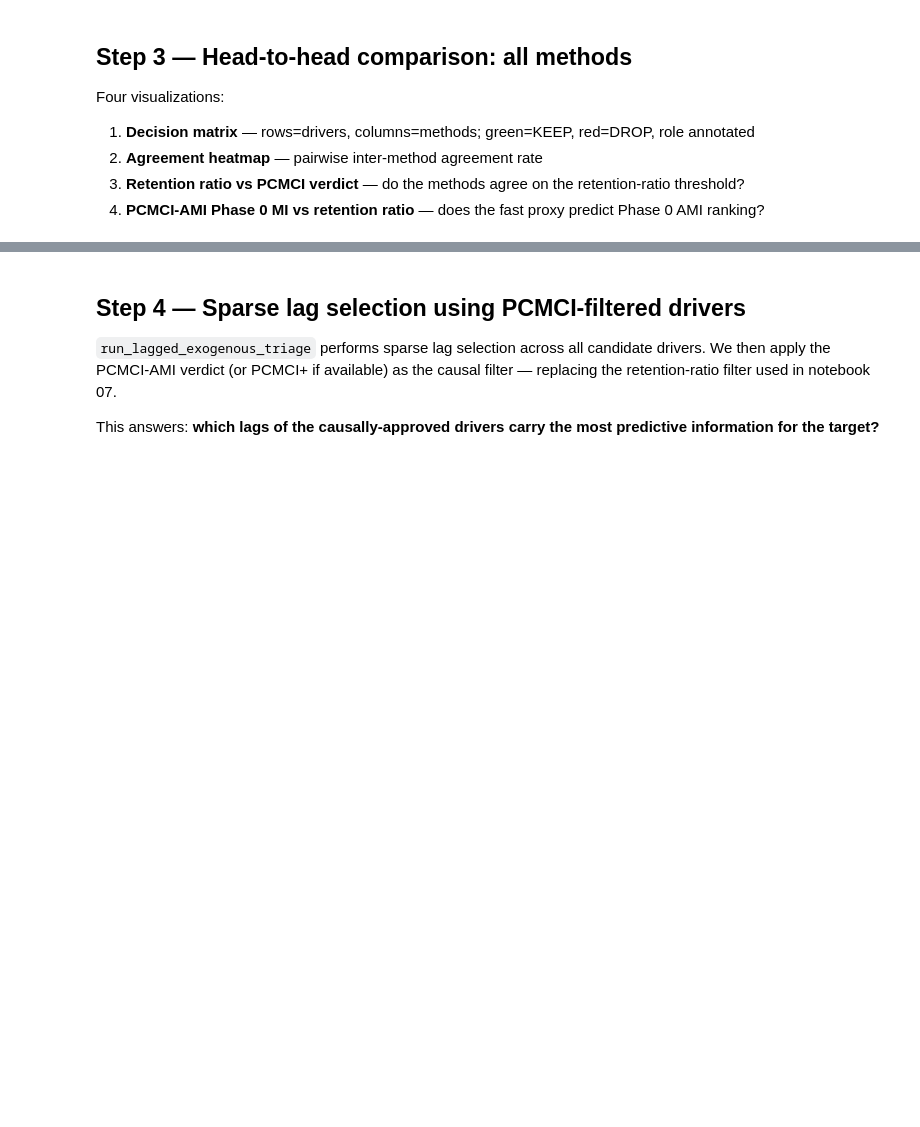
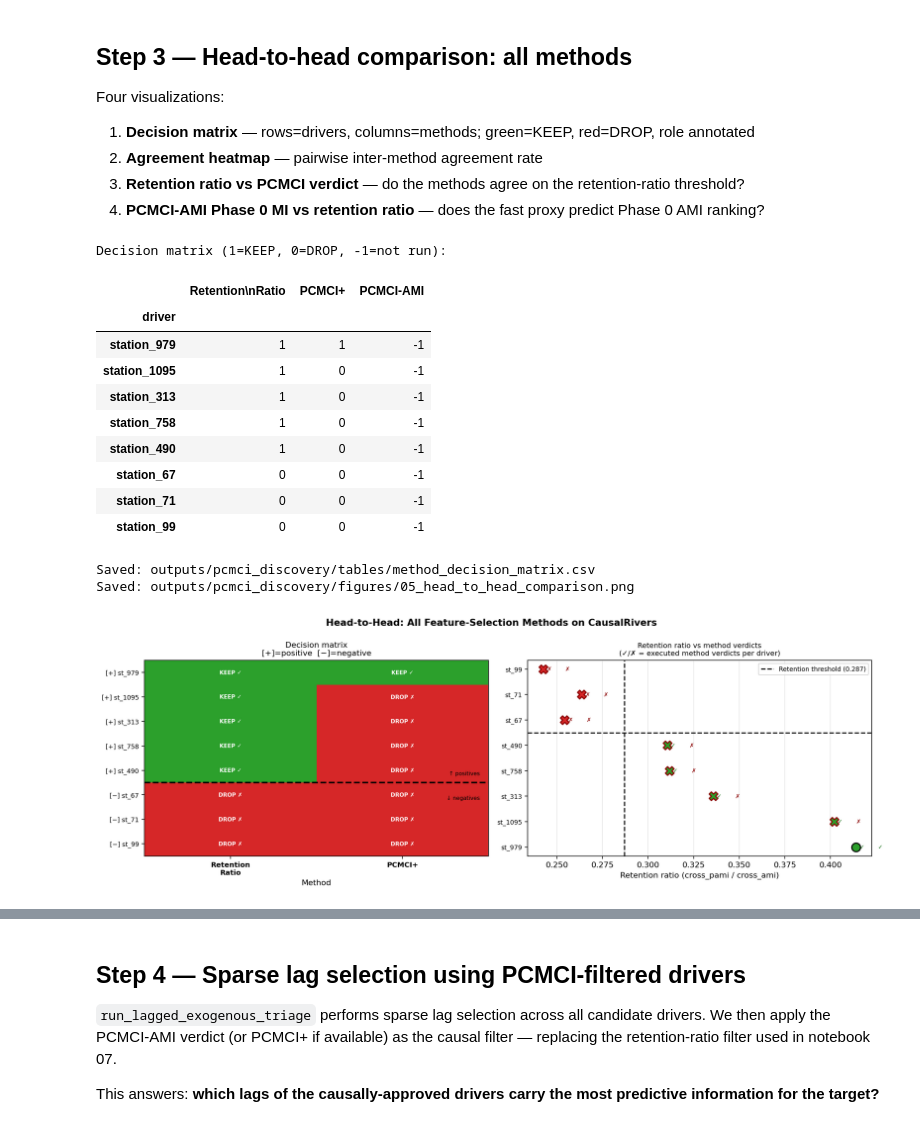
Before and after one commit to AdamKrysztopa/forecastability-examples, a Jupyter notebook: walkthroughs/08_pcmci_causal_discovery.ipynb, the cells around one changed output, grey strips where cells are left out. Saved outputs shown, nothing was run; the diff lists cells and outputs as text; code cells hidden in the pictures; blank space fills up the shorter version.

```diff
--- a/walkthroughs/08_pcmci_causal_discovery.ipynb
+++ b/walkthroughs/08_pcmci_causal_discovery.ipynb
@@ -855,8 +888,8 @@ _method_verdicts: dict[str, dict[str, int]] = {drv: {} for drv in DRIVER_ORDER}
 
 for drv in DRIVER_ORDER:
     _method_verdicts[drv]["Retention\nRatio"] = int(drv in fast_approved)
-    _method_verdicts[drv]["PCMCI+"]           = int(drv in pcmci_plus_approved) if pcmci_plus_approved else -1
-    _method_verdicts[drv]["PCMCI-AMI"]        = int(drv in pcmci_ami_approved)  if pcmci_ami_approved  else -1
+    _method_verdicts[drv]["PCMCI+"] = int(drv in pcmci_plus_approved) if pcmci_plus_available else -1
+    _method_verdicts[drv]["PCMCI-AMI"] = int(drv in pcmci_ami_approved) if pcmci_ami_available else -1
 
 verdict_df = pd.DataFrame(_method_verdicts).T  # drivers × methods
 verdict_df.index.name = "driver"
@@ -870,7 +903,7 @@ print(f"Saved: {OUT_CSV / 'method_decision_matrix.csv'}")
 
 # ── Figure 2: Decision matrix heatmap ────────────────────────────────────────
 _avail_methods = [m for m in verdict_df.columns if (verdict_df[m] != -1).any()]
-_matrix_data   = verdict_df[_avail_methods].values.astype(float)
+_matrix_data = verdict_df[_avail_methods].values.astype(float)
 _matrix_data[verdict_df[_avail_methods].values == -1] = 0.5  # not-run → grey
 
 fig, axes = plt.subplots(1, 2, figsize=(14, 5))
@@ -909,52 +942,60 @@ for i, drv in enumerate(DRIVER_ORDER):
 
 # Draw horizontal separator between positives and negatives
 ax.axhline(len(POSITIVES) - 0.5, color="black", linewidth=2, linestyle="--")
-ax.text(len(_avail_methods) - 0.55, len(POSITIVES) - 0.8, "↑ positives",
-        fontsize=7, ha="right", color="black")
-ax.text(len(_avail_methods) - 0.55, len(POSITIVES) + 0.2, "↓ negatives",
-        fontsize=7, ha="right", color="black")
+ax.text(len(_avail_methods) - 0.55, len(POSITIVES) - 0.8, "↑ positives", fontsize=7, ha="right", color="black")
+ax.text(len(_avail_methods) - 0.55, len(POSITIVES) + 0.2, "↓ negatives", fontsize=7, ha="right", color="black")
 
 # Panel right: Retention ratio vs method verdicts
 ax = axes[1]
-_x = [retention_ratios.get(d, float("nan")) for d in DRIVER_ORDER]
 _y_labels_short = [d.replace("station_", "st_") for d in DRIVER_ORDER]
 
 for i, drv in enumerate(DRIVER_ORDER):
-    ret  = retention_ratios.get(drv, float("nan"))
+    ret = retention_ratios.get(drv, float("nan"))
     role = GT_ROLE[drv]
-    # Determine consensus
     _vs = [verdict_df.loc[drv, m] for m in _avail_methods if verdict_df.loc[drv, m] != -1]
-    _consensus_keep = sum(_vs) > len(_vs) / 2
+    _consensus_keep = sum(_vs) > len(_vs) / 2 if _vs else False
     marker = "o" if _consensus_keep else "X"
     fc = _COLOR[role]
     ec = "black" if _consensus_keep else "darkred"
     ax.scatter(ret, i, color=fc, marker=marker, s=120, edgecolor=ec, linewidth=1.5, zorder=5)
-    # Annotate individual method verdicts
     for j, method in enumerate(_avail_methods):
         v = verdict_df.loc[drv, method]
         if v == -1:
             continue
         sym = "✓" if v == 1 else "✗"
         col = "darkgreen" if v == 1 else "darkred"
-        ax.text(ret + 0.002 + j * 0.01, i, sym, fontsize=7, color=col,
-                va="center", ha="left")
+        ax.text(ret + 0.002 + j * 0.01, i, sym, fontsize=7, color=col, va="center", ha="left")
 
-ax.axvline(ret_threshold, color="black", linestyle="--", linewidth=1.5,
-           label=f"Retention threshold ({ret_threshold:.3f})")
+ax.axvline(ret_threshold, color="black", linestyle="--", linewidth=1.5, label=f"Retention threshold ({ret_threshold:.3f})")
 ax.set_yticks(range(len(DRIVER_ORDER)))
 ax.set_yticklabels(_y_labels_short, fontsize=8)
 ax.set_xlabel("Retention ratio (cross_pami / cross_ami)")
-ax.set_title("Retention ratio vs method verdicts\n(✓/✗ = PCMCI+, PCMCI-AMI per driver)", fontsize=9)
+ax.set_title("Retention ratio vs method verdicts\n(✓/✗ = executed method verdicts per driver)", fontsize=9)
 ax.legend(fontsize=8)
 ax.grid(axis="x", alpha=0.3)
 ax.axhline(len(POSITIVES) - 0.5, color="black", linewidth=1.5, linestyle="--")
 
 plt.tight_layout()
 _fig2_path = OUT_FIG / "05_head_to_head_comparison.png"
 plt.savefig(_fig2_path, dpi=160, bbox_inches="tight")
 plt.close(fig)
 print(f"Saved: {_fig2_path}")
 display(Image(filename=str(_fig2_path)))
+# %% [output]
+Decision matrix (1=KEEP, 0=DROP, -1=not run):
+|  | Retention\nRatio | PCMCI+ | PCMCI-AMI |
+| driver |  |  |  |
+| station_979 | 1 | 1 | -1 |
+| station_1095 | 1 | 0 | -1 |
+| station_313 | 1 | 0 | -1 |
+| station_758 | 1 | 0 | -1 |
+| station_490 | 1 | 0 | -1 |
+| station_67 | 0 | 0 | -1 |
+| station_71 | 0 | 0 | -1 |
+| station_99 | 0 | 0 | -1 |
+Saved: outputs/pcmci_discovery/tables/method_decision_matrix.csv
+Saved: outputs/pcmci_discovery/figures/05_head_to_head_comparison.png
+[figure, added]
 # %%
 # ── Figure 3: PCMCI-AMI Phase 0 MI vs Retention Ratio ────────────────────────
 # Do the fast retention-ratio scores predict which (driver, lag) pairs PCMCI-AMI
```
Also changed, not shown: parts of 17 cells of this notebook, 5 other files.
